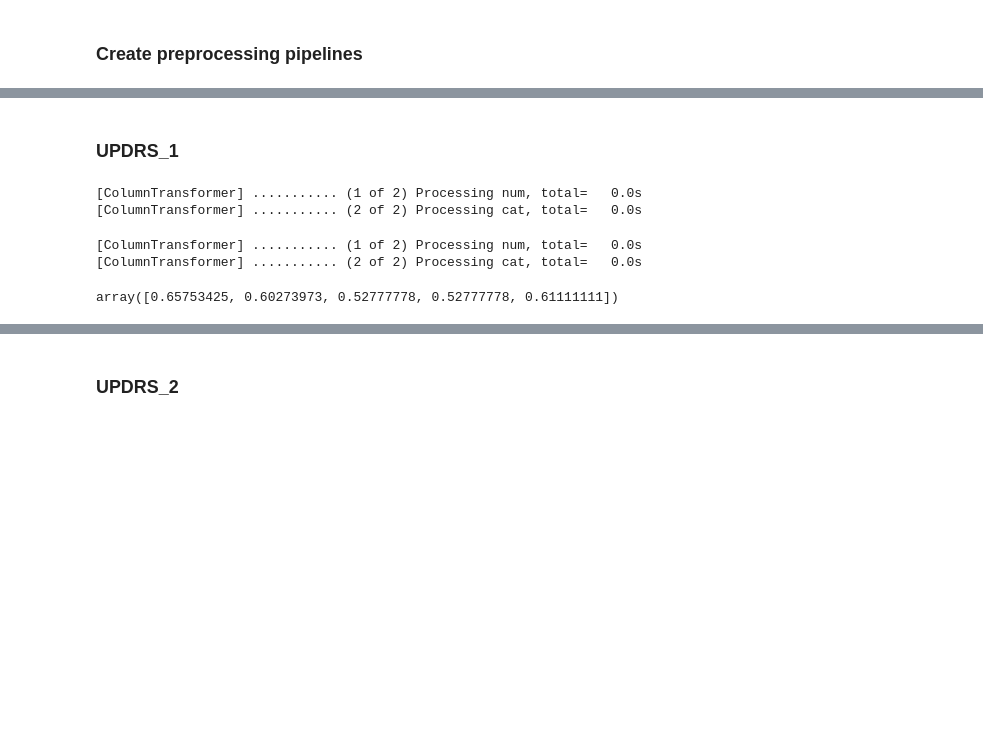
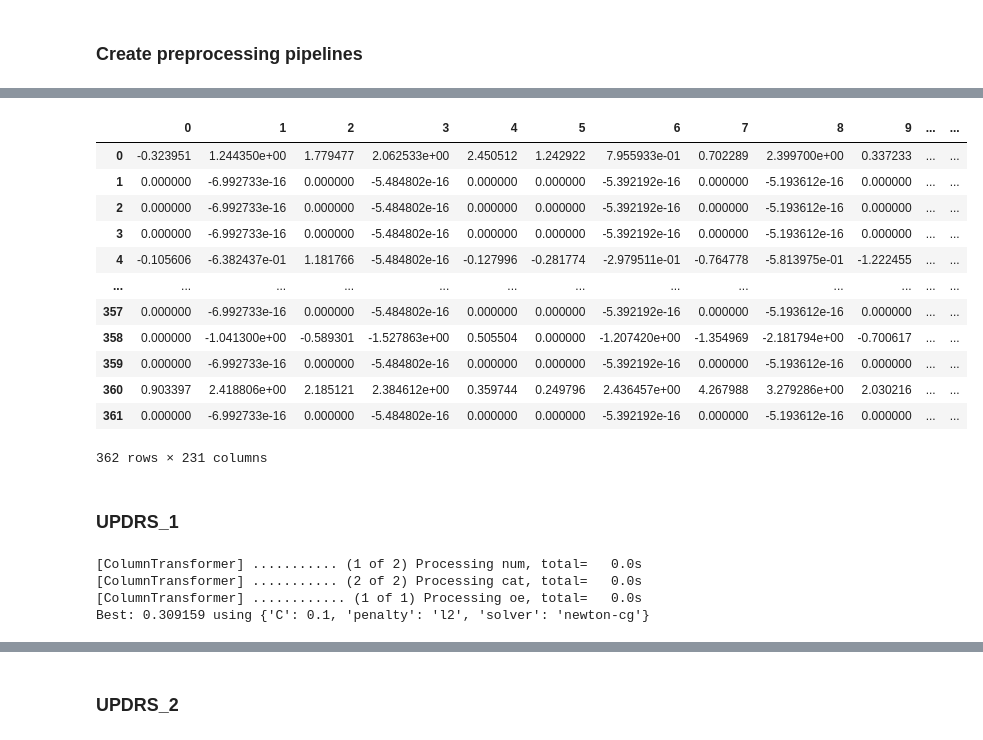
Before and after one commit to cody1444/EE445-Kaggle-Competiton, a Jupyter notebook: logistic_regression_code.ipynb, the cells around one changed output, grey strips where cells are left out. Drawn from its saved outputs; the diff is of its cells as text; code cells hidden in the pictures; blank space fills up the shorter version.

Commit message:
Add files via upload
Corrected the percentile training

```diff
--- a/logistic_regression_code.ipynb
+++ b/logistic_regression_code.ipynb
@@ -15,9 +10,9 @@ train_proteins = '~/School/EE445/kaggle/train_proteins.csv'
 # %%
 # load data
-clinical_data = pd.read_csv(train_clinical)
-protein_data = pd.read_csv(train_proteins)
-peptide_data = pd.read_csv(train_peptides)
-supp_data = pd.read_csv(train_supp_clinical)
+clinical_data = pd.read_csv(r'C:\Users\cjdri\Documents\EE445\kaggle\train_clinical_data.csv')
+protein_data = pd.read_csv(r'C:\Users\cjdri\Documents\EE445\kaggle\train_proteins.csv')
+peptide_data = pd.read_csv(r'C:\Users\cjdri\Documents\EE445\kaggle\train_peptides.csv')
+supp_data = pd.read_csv(r'C:\Users\cjdri\Documents\EE445\kaggle\supplemental_clinical_data.csv')
 # %% [markdown]
 ### Initialize DF:
 # %%
@@ -177,9 +172,6 @@ print('percentage correct:', sum(results)/n)
 # %% [output]
 percentage correct: 1.0
 # %%
-protein_cols = Get_ALL_Protein_Names(protein_data)
-target_cols = Get_Targets(clinical_data)
-
 # Testing the rows where only protein measurements were taken
 test_visit_ID = Find_Visit_ID_Only_Protein_Measured(clinical_data, protein_data)
 
@@ -243,3 +262,5 @@ y_train = y_train.dropna()
+# %%
+X_train, y_train = Reset_Data(df)
 # %%
 y_train.isna().sum()
 # %% [output]
@@ -293,18 +325,44 @@ y_train = y_train[y_train_bool_cols]
+# %%
+X_train
+# %% [output]
+|  | 0 | 1 | 2 | 3 | 4 | 5 | 6 | 7 | 8 | 9 | ... | ... |
+| 0 | -0.323951 | 1.244350e+00 | 1.779477 | 2.062533e+00 | 2.450512 | 1.242922 | 7.955933e-01 | 0.702289 | 2.399700e+00 | 0.337233 | ... | ... |
+| 1 | 0.000000 | -6.992733e-16 | 0.000000 | -5.484802e-16 | 0.000000 | 0.000000 | -5.392192e-16 | 0.000000 | -5.193612e-16 | 0.000000 | ... | ... |
+| 2 | 0.000000 | -6.992733e-16 | 0.000000 | -5.484802e-16 | 0.000000 | 0.000000 | -5.392192e-16 | 0.000000 | -5.193612e-16 | 0.000000 | ... | ... |
+| 3 | 0.000000 | -6.992733e-16 | 0.000000 | -5.484802e-16 | 0.000000 | 0.000000 | -5.392192e-16 | 0.000000 | -5.193612e-16 | 0.000000 | ... | ... |
+| 4 | -0.105606 | -6.382437e-01 | 1.181766 | -5.484802e-16 | -0.127996 | -0.281774 | -2.979511e-01 | -0.764778 | -5.813975e-01 | -1.222455 | ... | ... |
+| ... | ... | ... | ... | ... | ... | ... | ... | ... | ... | ... | ... | ... |
+| 357 | 0.000000 | -6.992733e-16 | 0.000000 | -5.484802e-16 | 0.000000 | 0.000000 | -5.392192e-16 | 0.000000 | -5.193612e-16 | 0.000000 | ... | ... |
+| 358 | 0.000000 | -1.041300e+00 | -0.589301 | -1.527863e+00 | 0.505504 | 0.000000 | -1.207420e+00 | -1.354969 | -2.181794e+00 | -0.700617 | ... | ... |
+| 359 | 0.000000 | -6.992733e-16 | 0.000000 | -5.484802e-16 | 0.000000 | 0.000000 | -5.392192e-16 | 0.000000 | -5.193612e-16 | 0.000000 | ... | ... |
+| 360 | 0.903397 | 2.418806e+00 | 2.185121 | 2.384612e+00 | 0.359744 | 0.249796 | 2.436457e+00 | 4.267988 | 3.279286e+00 | 2.030216 | ... | ... |
+| 361 | 0.000000 | -6.992733e-16 | 0.000000 | -5.484802e-16 | 0.000000 | 0.000000 | -5.392192e-16 | 0.000000 | -5.193612e-16 | 0.000000 | ... | ... |
+362 rows × 231 columns
 # %% [markdown]
 ### UPDRS_1
-# %%
-# Train the model to predict updrs_1_bool
-clf1_25 = LogisticRegression(fit_intercept=False, penalty='l2', solver='liblinear').fit(preprocessor_X.fit_transform(X_train),
-                                                                                      y_train['updrs_1_bool'])
-# %% [output]
-[ColumnTransformer] ........... (1 of 2) Processing num, total=   0.0s
-[ColumnTransformer] ........... (2 of 2) Processing cat, total=   0.0s
-# %%
-#Cross-Validation Method
-folds = 5
-skf = StratifiedKFold(folds, shuffle=True, random_state=1)
-cross_val_score(clf1_25, preprocessor_X.fit_transform(X_train), y_train['updrs_1_bool'], cv=skf, scoring='accuracy')
-# %% [output]
-[ColumnTransformer] ........... (1 of 2) Processing num, total=   0.0s
-[ColumnTransformer] ........... (2 of 2) Processing cat, total=   0.0s
-array([0.65753425, 0.60273973, 0.52777778, 0.52777778, 0.61111111])
+# %%
+# Reset data
+X_train, y_train = Reset_Data(df)
+X_train = pd.DataFrame(preprocessor_X.fit_transform(X_train))
+y_train = pd.DataFrame(preprocessor_y.fit_transform(y_train))
+
+# Create model to predict updrs_1_bool
+clf1 = LogisticRegression(fit_intercept=False)
+
+# GridSearch CV Method
+folds = 10
+skf = StratifiedKFold(folds, shuffle=True, random_state=1)
+
+solvers = ['newton-cg', 'liblinear']
+penalty = ['l2']
+c_values = [100, 10, 1.0, 0.1, 0.01]
+
+grid = dict(solver=solvers, penalty=penalty, C=c_values)
+grid_search = GridSearchCV(estimator=clf1, param_grid=grid, n_jobs=-1, cv=skf, scoring='accuracy', error_score=0)
+grid_result = grid_search.fit(X_train, y_train[0])
+print("Best: %f using %s" % (grid_result.best_score_, grid_result.best_params_))
+# %% [output]
+[ColumnTransformer] ........... (1 of 2) Processing num, total=   0.0s
+[ColumnTransformer] ........... (2 of 2) Processing cat, total=   0.0s
+[ColumnTransformer] ............ (1 of 1) Processing oe, total=   0.0s
+Best: 0.309159 using {'C': 0.1, 'penalty': 'l2', 'solver': 'newton-cg'}
```
Also changed, not shown: parts of 52 cells of this notebook.
